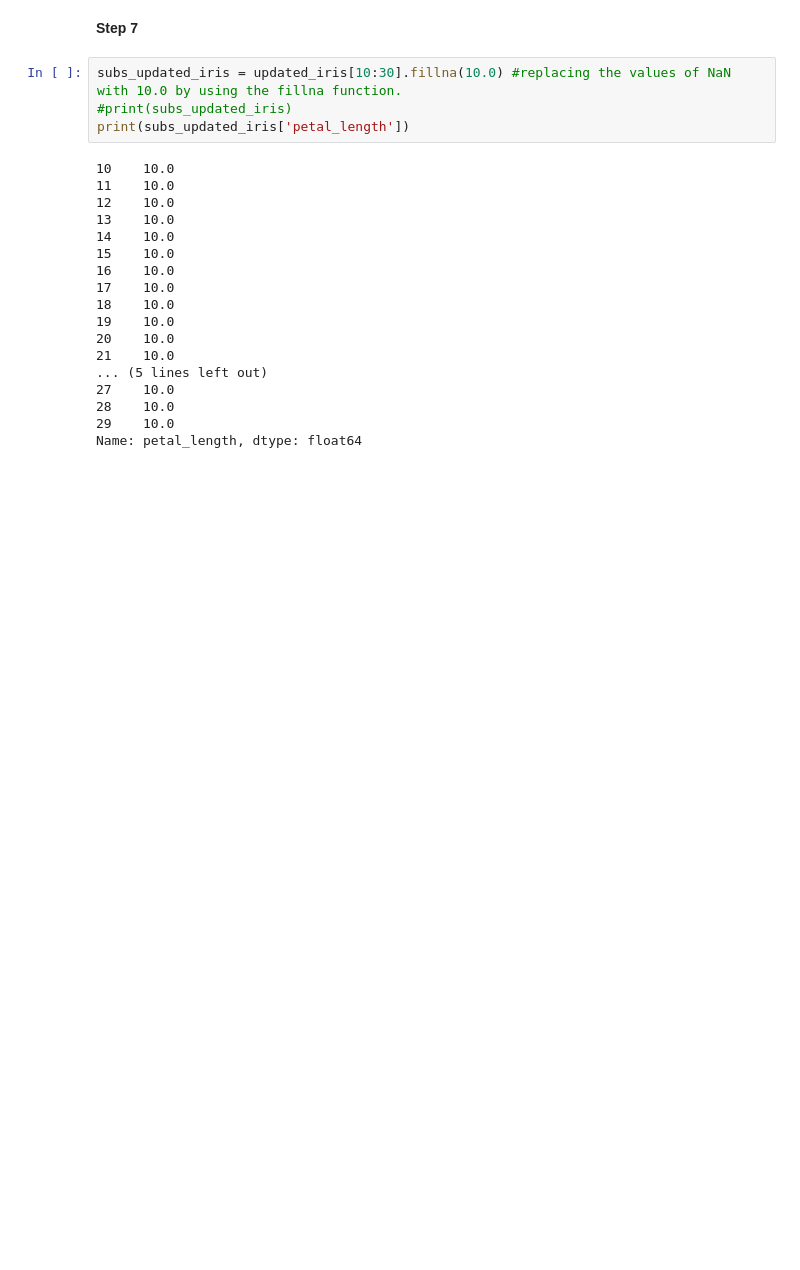
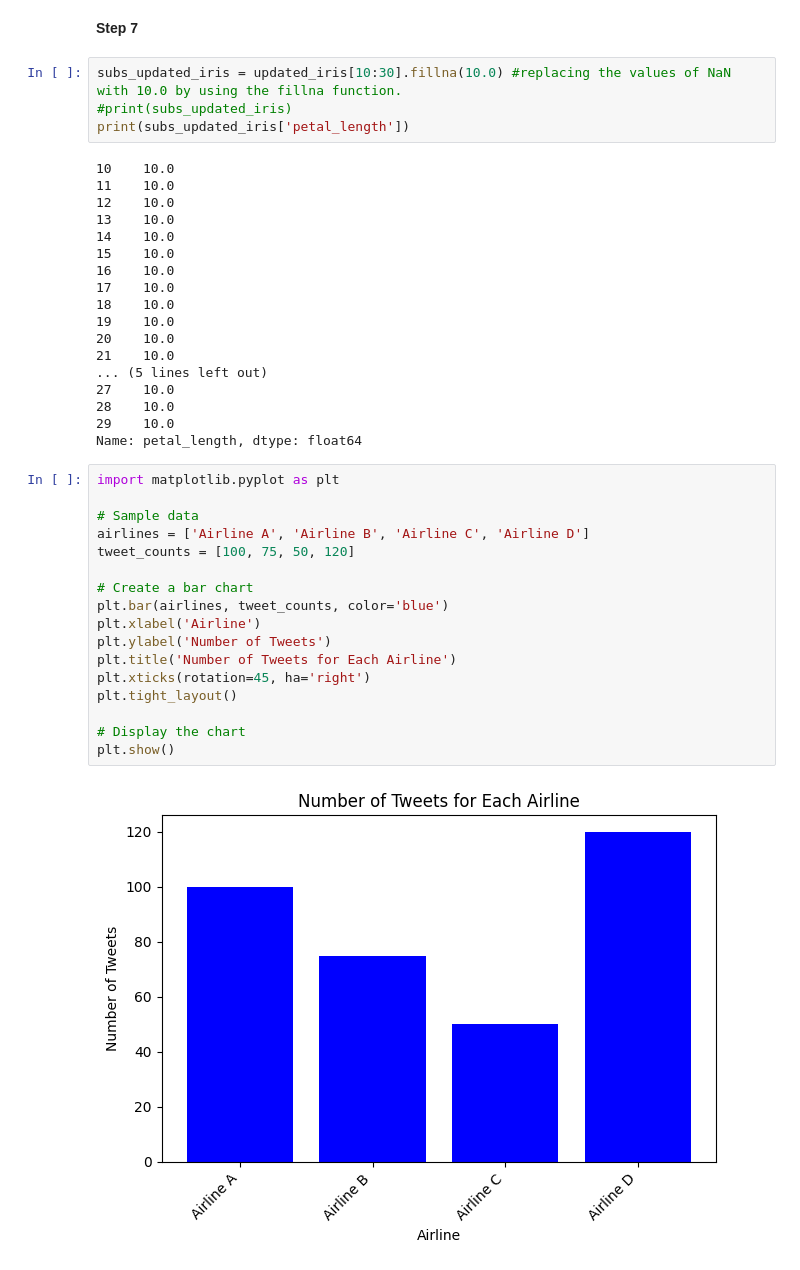
Before and after one commit to Prajith3/SIT719, a Jupyter notebook: SIT719_Task_2_1.ipynb, the cells around one changed output. Saved outputs shown, nothing was run; the diff lists cells and outputs as text; blank space fills up the shorter version.

```diff
--- a/SIT719_Task_2_1.ipynb
+++ b/SIT719_Task_2_1.ipynb
@@ -125,3 +125,22 @@ print(subs_updated_iris['petal_length'])
 28    10.0
 29    10.0
 Name: petal_length, dtype: float64
+# %%
+import matplotlib.pyplot as plt
+
+# Sample data
+airlines = ['Airline A', 'Airline B', 'Airline C', 'Airline D']
+tweet_counts = [100, 75, 50, 120]
+
+# Create a bar chart
+plt.bar(airlines, tweet_counts, color='blue')
+plt.xlabel('Airline')
+plt.ylabel('Number of Tweets')
+plt.title('Number of Tweets for Each Airline')
+plt.xticks(rotation=45, ha='right')
+plt.tight_layout()
+
+# Display the chart
+plt.show()
+# %% [output]
+[figure, added]
```
